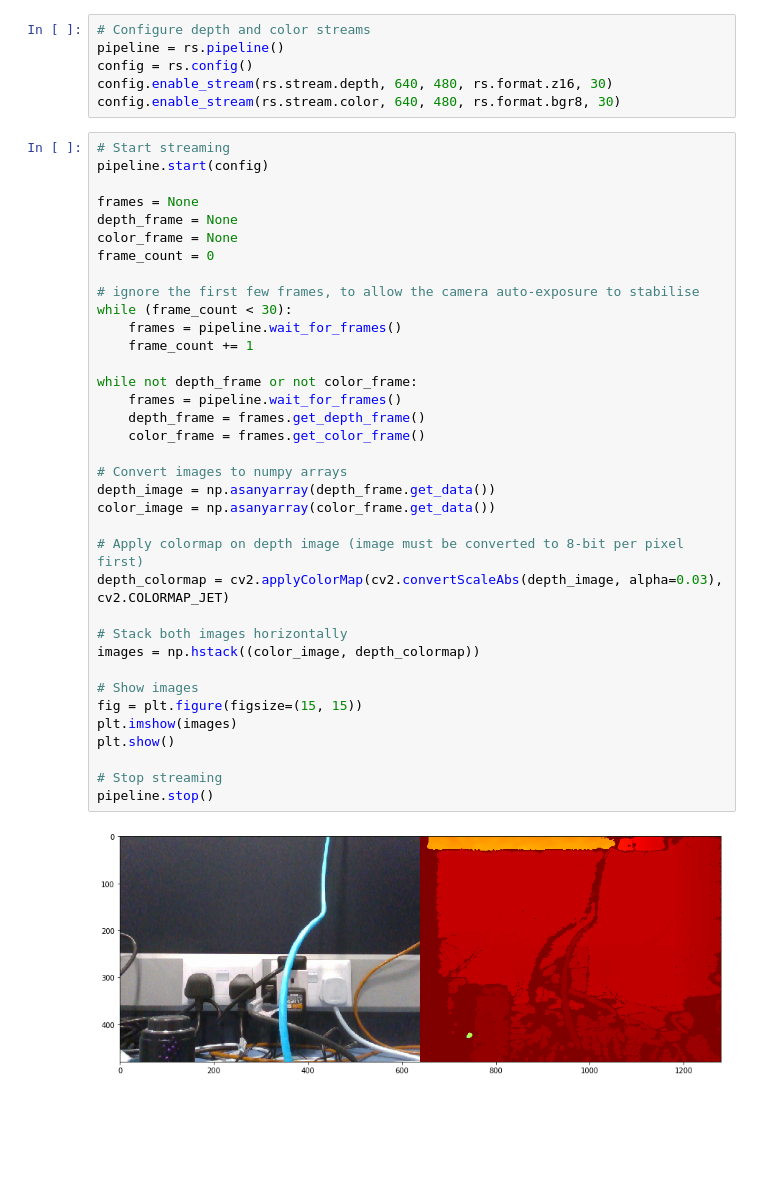
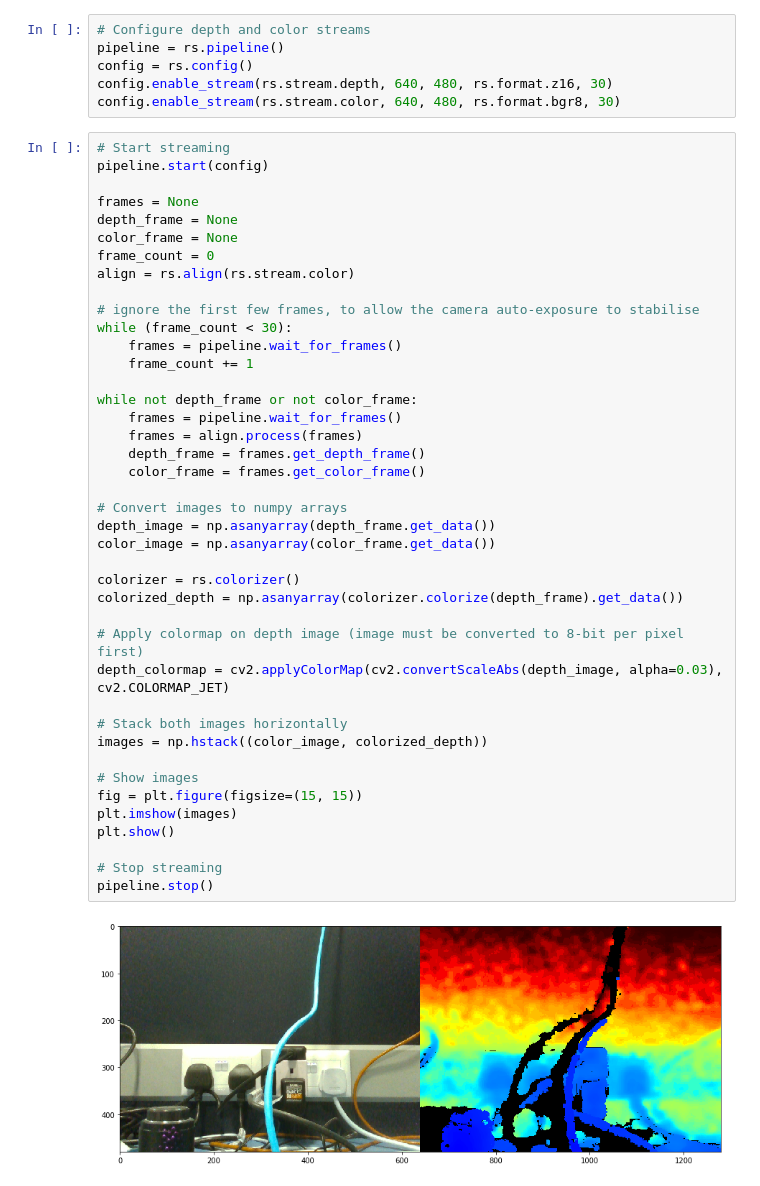
Before and after one commit to ongchinkiat/realsense-d435, a Jupyter notebook: d435.ipynb, the cells around one changed output. Cells and saved outputs as stored; diff of their text form; blank space fills up the shorter version.

```diff
--- a/d435.ipynb
+++ b/d435.ipynb
@@ -18,36 +18,41 @@ frames = None
 depth_frame = None
 color_frame = None
 frame_count = 0
+align = rs.align(rs.stream.color)
 
 # ignore the first few frames, to allow the camera auto-exposure to stabilise
 while (frame_count < 30):
     frames = pipeline.wait_for_frames()
     frame_count += 1
 
 while not depth_frame or not color_frame:
     frames = pipeline.wait_for_frames()
+    frames = align.process(frames)
     depth_frame = frames.get_depth_frame()
     color_frame = frames.get_color_frame()
 
 # Convert images to numpy arrays
 depth_image = np.asanyarray(depth_frame.get_data())
 color_image = np.asanyarray(color_frame.get_data())
 
+colorizer = rs.colorizer()
+colorized_depth = np.asanyarray(colorizer.colorize(depth_frame).get_data())
+
 # Apply colormap on depth image (image must be converted to 8-bit per pixel first)
 depth_colormap = cv2.applyColorMap(cv2.convertScaleAbs(depth_image, alpha=0.03), cv2.COLORMAP_JET)
 
 # Stack both images horizontally
-images = np.hstack((color_image, depth_colormap))
+images = np.hstack((color_image, colorized_depth))
 
 # Show images
 fig = plt.figure(figsize=(15, 15))
 plt.imshow(images)
 plt.show()
 
 # Stop streaming
 pipeline.stop()
 # %% [output]
-[figure, old version]
+[figure, new version]
 # %%
 fig = plt.figure(figsize=(15, 15))
 plt.imshow(depth_image, cmap='gray')
```
Also changed, not shown: parts of 2 cells of this notebook, 1 other file.
